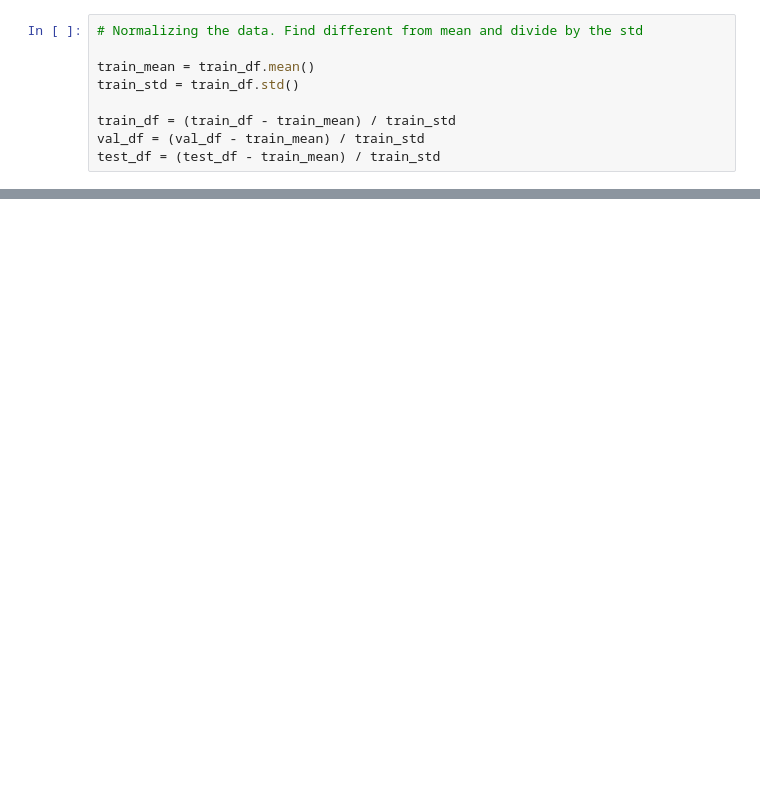
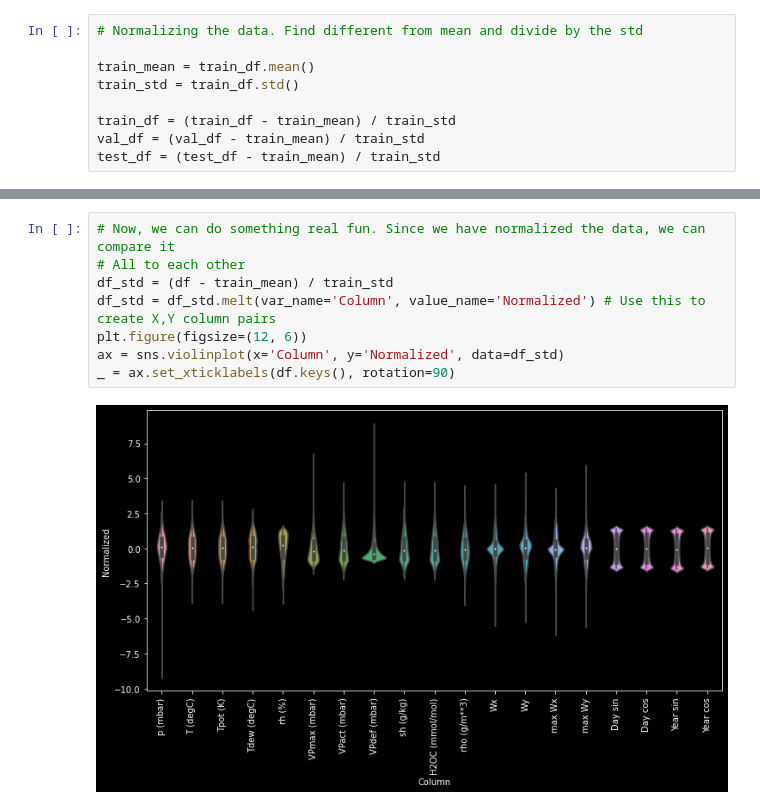
Before and after one commit to acherrera/machine_learning_learning, a Jupyter notebook: tutorials/10_time_series_forecasting/10_time_forecasting.ipynb, the cells around one changed output, grey strips where cells are left out. Saved outputs shown, nothing was run; the diff lists cells and outputs as text; blank space fills up the shorter version.

```diff
--- a/tutorials/10_time_series_forecasting/10_time_forecasting.ipynb
+++ b/tutorials/10_time_series_forecasting/10_time_forecasting.ipynb
@@ -222,0 +206,10 @@ test_df = (test_df - train_mean) / train_std
+# %%
+# Now, we can do something real fun. Since we have normalized the data, we can compare it
+# All to each other
+df_std = (df - train_mean) / train_std
+df_std = df_std.melt(var_name='Column', value_name='Normalized') # Use this to create X,Y column pairs
+plt.figure(figsize=(12, 6))
+ax = sns.violinplot(x='Column', y='Normalized', data=df_std)
+_ = ax.set_xticklabels(df.keys(), rotation=90)
+# %% [output]
+[figure, added]
```
Also changed, not shown: parts of 10 cells of this notebook.
